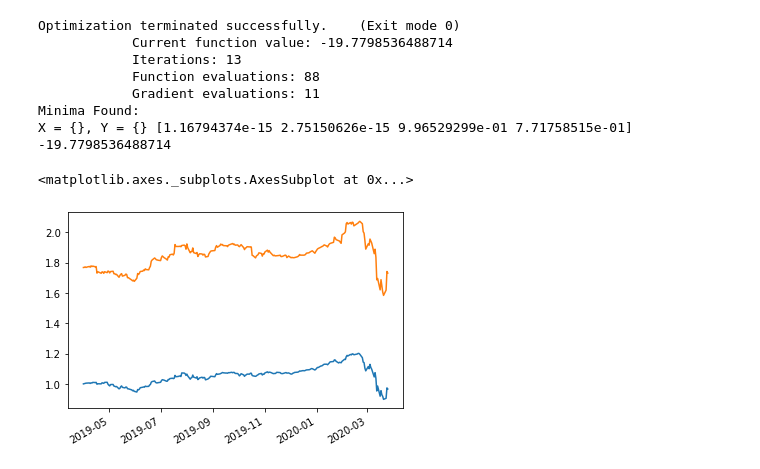
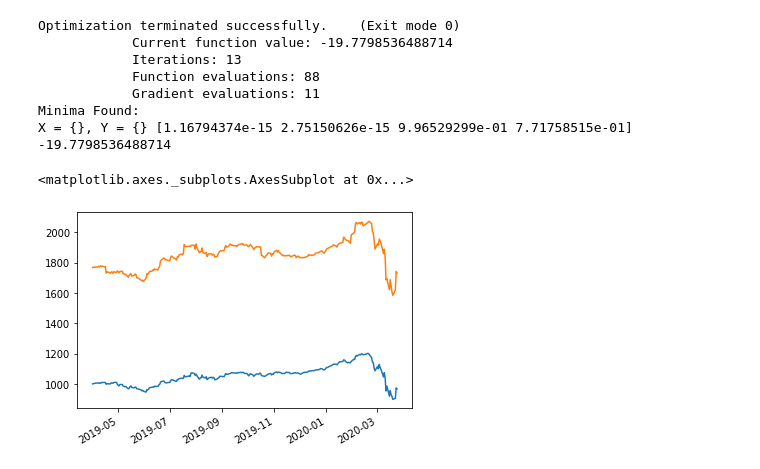
Before and after one commit to rharriso/machine-learning-for-trading, a Jupyter notebook: 01-09-portfolio-optimizer.ipynb, the cells around one changed output. Cells and saved outputs as stored; diff of their text form; code cells hidden in the pictures.

```diff
--- a/01-09-portfolio-optimizer.ipynb
+++ b/01-09-portfolio-optimizer.ipynb
@@ -102,11 +102,11 @@ Optimization terminated successfully.    (Exit mode 0)
 Minima Found:
 X = {}, Y = {} [1.16794374e-15 2.75150626e-15 9.96529299e-01 7.71758515e-01] -19.7798536488714
 # %%
-portfolio_guess = (scaled_frame * init_guess).sum(axis=1)
-portfolio_optimized = (scaled_frame * min_result.x).sum(axis=1)
+portfolio_guess = (scaled_frame * init_guess).sum(axis=1) * 1000
+portfolio_optimized = (scaled_frame * min_result.x).sum(axis=1) * 1000
 
 portfolio_guess.plot(label="guess")
 portfolio_optimized.plot(label="opt")
 # %% [output]
 <matplotlib.axes._subplots.AxesSubplot at 0x...>
-[figure, old version]
+[figure, new version]
```
